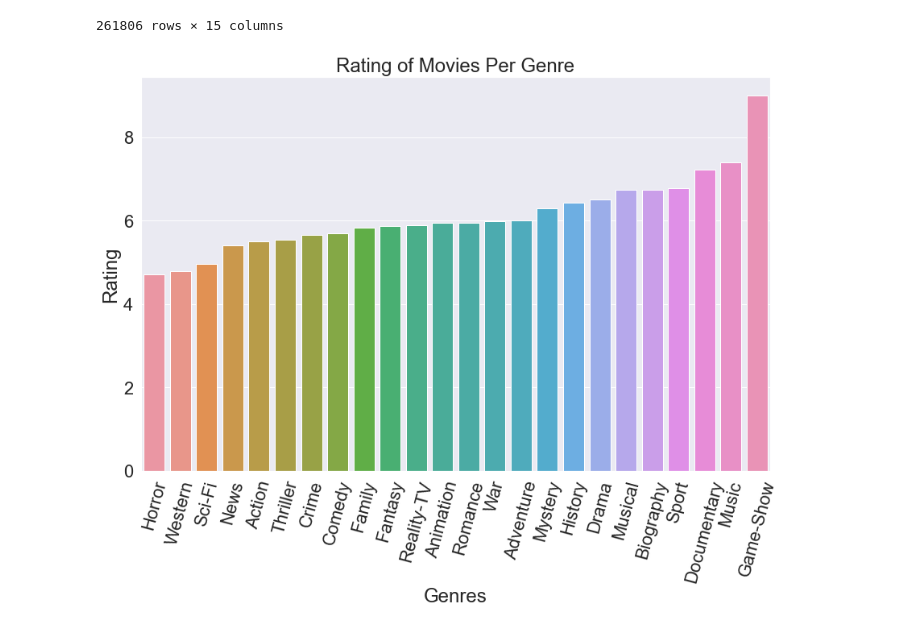
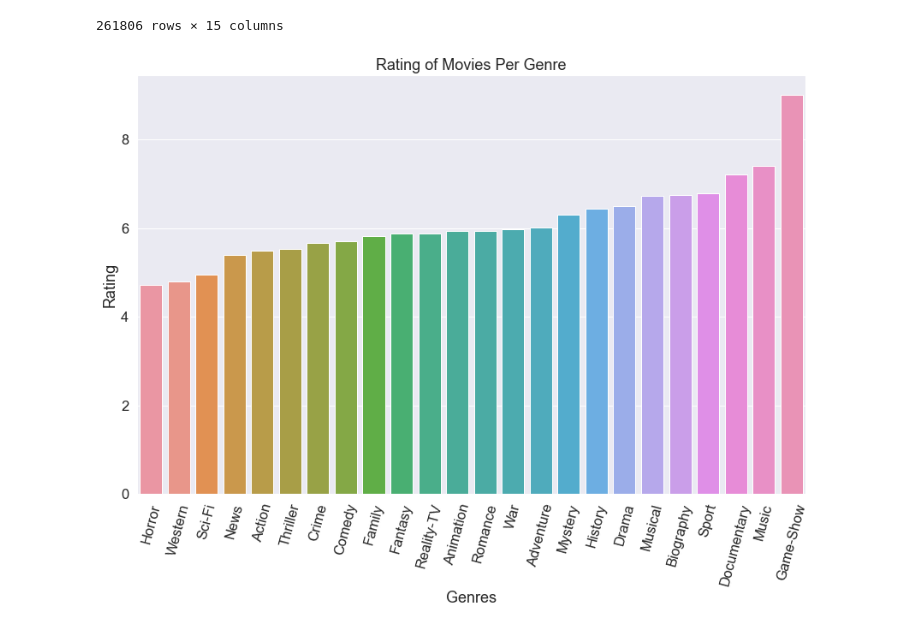
Before and after one commit to srinir301/Microsoft-Movie-Studio-Recommendations, a Jupyter notebook: Diego/student.ipynb, the cells around one changed output. Drawn from its saved outputs; the diff is of its cells as text; code cells hidden in the pictures.

```diff
--- a/Diego/student.ipynb
+++ b/Diego/student.ipynb
@@ -94,0 +124,8 @@ tmdb
+# %%
+fig, ax = plt.subplots(figsize=(13,8))
+sns.barplot(x = fm['year'], y = fm['worldwide_gross'], ax=ax);
+sns.set_palette("rocket")
+ax.set_xlabel("Year")
+ax.set_ylabel("Worldwide Gross (B)")
+ax.set_title("Avg Worldwide Gross Made by Movies in Billions")
+plt.show()
@@ -111,0 +160,7 @@ tn
+# %%
+fig, ax = plt.subplots(figsize=(13,8))
+sns.barplot(x = tn['release_date'], y = tn['worldwide_gross'], ax=ax);
+sns.set_palette("rocket")
+ax.set_xlabel("Year")
+ax.set_ylabel("Worldwide Gross (B)")
+ax.set_title("Avg Worldwide Gross Made by Movies in Billions")
@@ -144,6 +208,10 @@ merged_imdb_people
 | 1027910 | tt9692684 | 4 | nm6009913 | writer | writer | None | Sabrina Mahfouz | NaN | NaN | ... |
 | 1027911 | tt9692684 | 5 | nm10441595 | producer | producer | None | Simmer Dim | NaN | NaN | ... |
 1027912 rows × 10 columns
+# %%
+imdb_movie_akas = pd.read_sql("SELECT * FROM movie_akas", conn)
+imdb_movie_ratings = pd.read_sql("SELECT * FROM movie_ratings", conn)
+imdb_movie_basics = pd.read_sql("SELECT * FROM movie_basics", conn)
 # %%
 akas_ratings_imdb = pd.merge(imdb_movie_akas, imdb_movie_ratings, how="inner", on='movie_id')
 merged_imdb = pd.merge(akas_ratings_imdb, imdb_movie_basics, how="inner", on='movie_id')
@@ -169,14 +237,16 @@ rating_genre = merged_imdb[merged_imdb['genres'].isin(genres)].groupby("genres")
 # %%
 x = rating_genre.index
 y = rating_genre.values
 
 fig, ax = plt.subplots(figsize=(14,9))
+sns.set(font_scale=1.5)
+sns.set_palette("rocket")
 sns.barplot(x,y)
+
 ax.set_xlabel("Genres")
 ax.set_ylabel("Rating")
 ax.set_title("Rating of Movies Per Genre")
 ax.tick_params(axis='x', rotation=75)
-sns.set(font_scale=2)
 plt.show()
 # %% [output]
-[figure, old version]
+[figure, new version]
```
Also changed, not shown: parts of 12 cells of this notebook, 1 other file.
